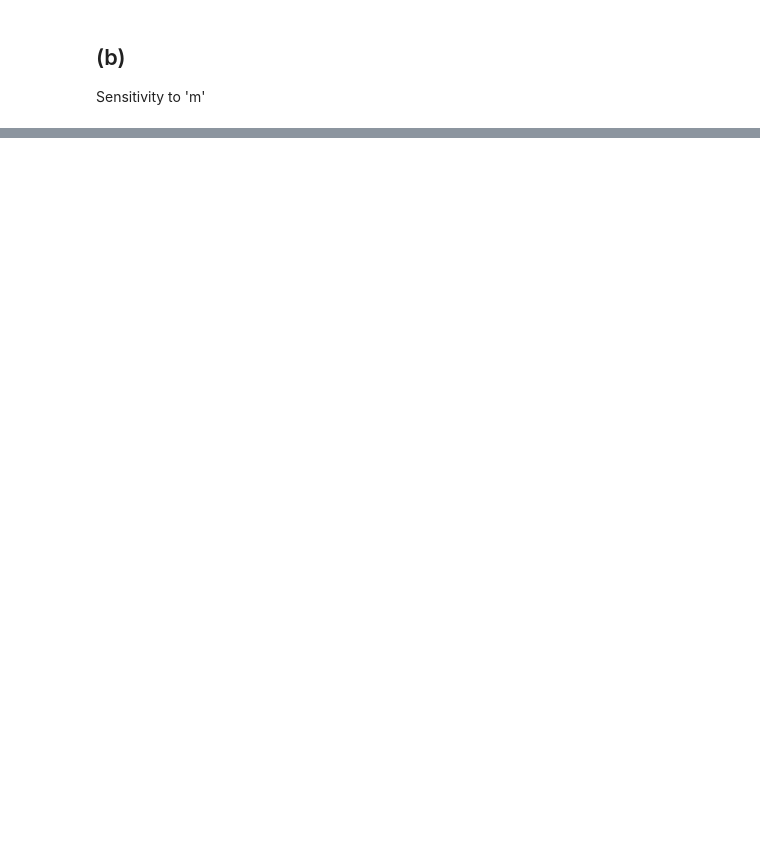
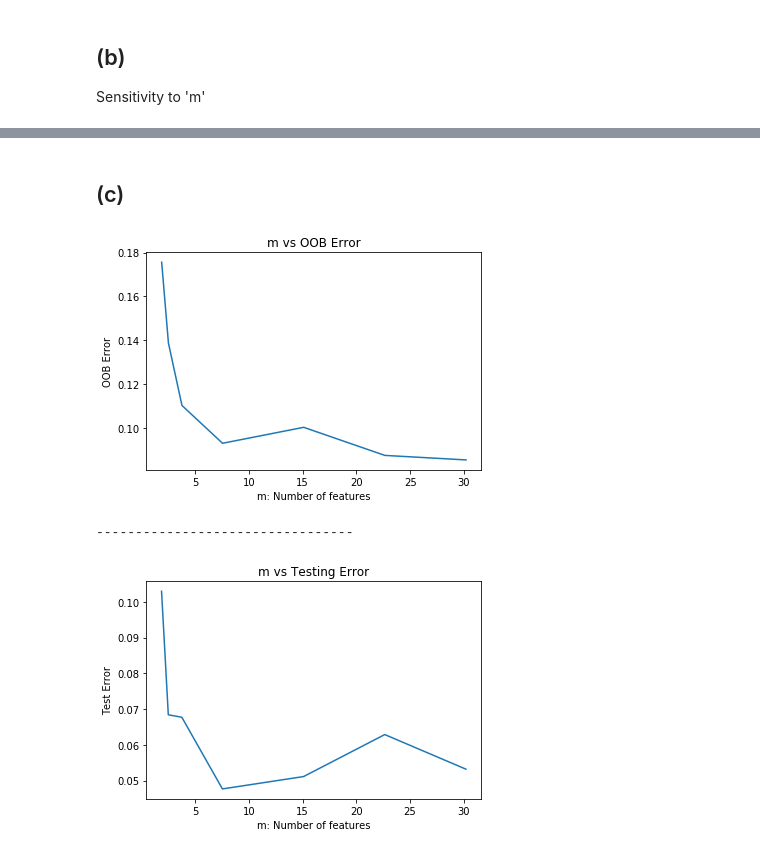
Before and after one commit to frags51/C-codes, a Jupyter notebook: assignment/AML/A2/AML-A2.ipynb, the cells around one changed output, grey strips where cells are left out. Cells and saved outputs as stored; diff of their text form; code cells hidden in the pictures; blank space fills up the shorter version.

```diff
--- a/assignment/AML/A2/AML-A2.ipynb
+++ b/assignment/AML/A2/AML-A2.ipynb
@@ -720,8 +724,11 @@ Sensitivity to 'm'
 # %%
 m_vals = [m2/4,m2/3, m2/2, m2, 2*m2, 3*m2, 4*m2]
 
+acc_s = []
+oobE = []
+
 for md in m_vals:
-    rf =  MyRF(10, subSize=len(train_set_6)/2, features_to_split=int(md))
+    rf =  MyRF(10, subSize=len(train_set_6)/1.25, features_to_split=int(md))
     rf.learnForest(train_set_6)
     results2 = []
     acc = []
@@ -734,6 +741,9 @@ for md in m_vals:
     #print((results.count(True)))
 
     accuracy2 = float(results2.count(True))/float(len(results2))
+    acc_s.append(accuracy2)
+    oobE.append(rf.getOOBError())
     print ("For m = ", md,"-> Accuracy = %.4f" % accuracy2)
+    print("OOB Error = ", rf.getOOBError())
     print("-------------------------")
 # %% [output]
@@ -753,0 +775,22 @@ For m =  30.199337741083 -> Accuracy = 0.9509
+# %% [markdown]
+## (c)
+# %%
+import matplotlib.pyplot as plt
+
+plt.plot(m_vals, oobE)
+plt.xlabel("m: Number of features")
+plt.ylabel("OOB Error")
+plt.title("m vs OOB Error")
+plt.show()
+
+print("---------------------------------")
+
+plt.plot(m_vals, [1-x for x in acc_s])
+plt.xlabel("m: Number of features")
+plt.ylabel("Test Error")
+plt.title("m vs Testing Error")
+plt.show()
+# %% [output]
+[figure, added]
+---------------------------------
+[figure, added]
```
Also changed, not shown: parts of 6 cells of this notebook.
